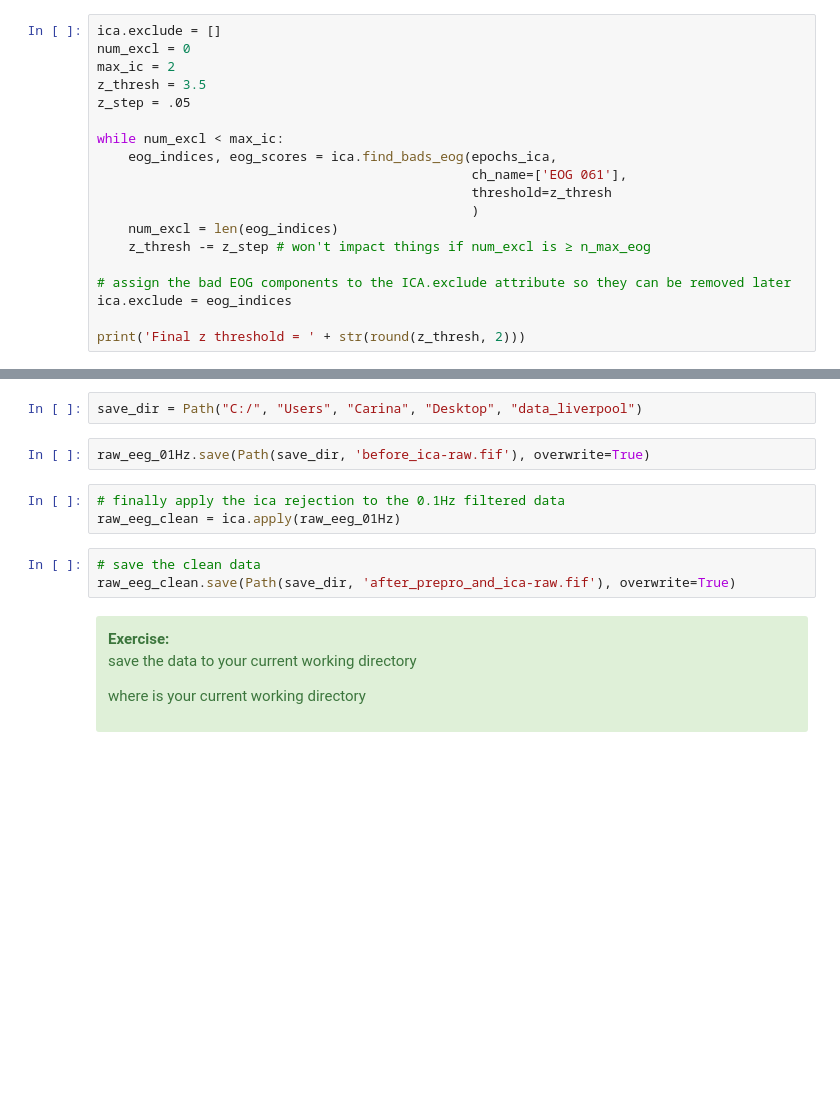
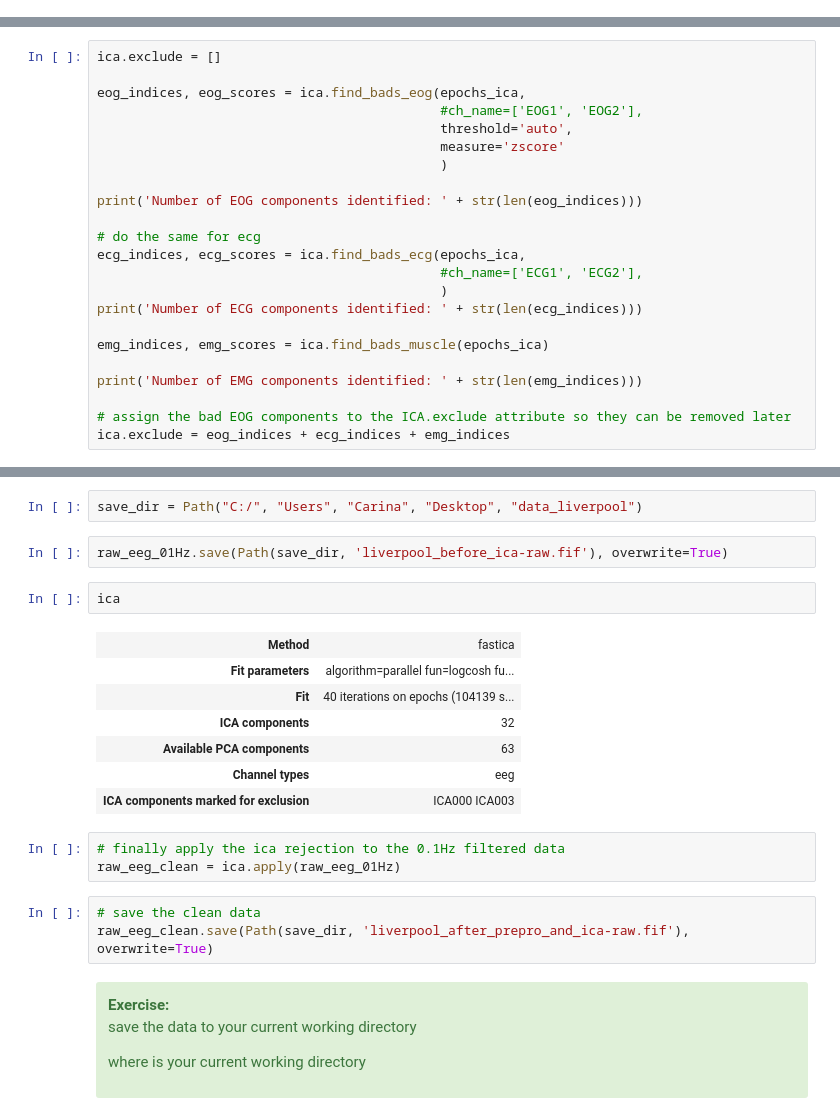
Before and after one commit to CarinaFo/MNE_workshop_liverpool_2024, a Jupyter notebook: notebooks/1_Preprocessing_EEG_analysis_with_mne.ipynb, the cells around one changed output, grey strips where cells are left out. Cells and saved outputs as stored; diff of their text form; blank space fills up the shorter version.

```diff
--- a/notebooks/1_Preprocessing_EEG_analysis_with_mne.ipynb
+++ b/notebooks/1_Preprocessing_EEG_analysis_with_mne.ipynb
@@ -384,19 +434,0 @@ A possible way: correlation with EOG channel to find blink related ICA component
-# %%
-ica.exclude = []
-num_excl = 0
-max_ic = 2
-z_thresh = 3.5
-z_step = .05
-
-while num_excl < max_ic:
-    eog_indices, eog_scores = ica.find_bads_eog(epochs_ica,
-                                                ch_name=['EOG 061'],
-                                                threshold=z_thresh
-                                                )
-    num_excl = len(eog_indices)
-    z_thresh -= z_step # won't impact things if num_excl is ≥ n_max_eog
-
-# assign the bad EOG components to the ICA.exclude attribute so they can be removed later
-ica.exclude = eog_indices
-
-print('Final z threshold = ' + str(round(z_thresh, 2)))
@@ -404,0 +435,23 @@ Final z threshold = 2.25
+# %%
+ica.exclude = []
+
+eog_indices, eog_scores = ica.find_bads_eog(epochs_ica,
+                                            #ch_name=['EOG1', 'EOG2'],
+                                            threshold='auto',
+                                            measure='zscore'
+                                            )
+
+print('Number of EOG components identified: ' + str(len(eog_indices)))
+
+# do the same for ecg
+ecg_indices, ecg_scores = ica.find_bads_ecg(epochs_ica,
+                                            #ch_name=['ECG1', 'ECG2'],
+                                            )
+print('Number of ECG components identified: ' + str(len(ecg_indices)))
+
+emg_indices, emg_scores = ica.find_bads_muscle(epochs_ica)
+
+print('Number of EMG components identified: ' + str(len(emg_indices)))
+
+# assign the bad EOG components to the ICA.exclude attribute so they can be removed later
+ica.exclude = eog_indices + ecg_indices + emg_indices
@@ -411,13 +479,23 @@ Nice! We got rid of blinks and high and low frequency noise! With your own data
 # %%
 save_dir = Path("C:/", "Users", "Carina", "Desktop", "data_liverpool")
 # %%
-raw_eeg_01Hz.save(Path(save_dir, 'before_ica-raw.fif'), overwrite=True)
+raw_eeg_01Hz.save(Path(save_dir, 'liverpool_before_ica-raw.fif'), overwrite=True)
+# %%
+ica
+# %% [output]
+| Method | fastica |
+| Fit parameters | algorithm=parallel fun=logcosh fu... |
+| Fit | 40 iterations on epochs (104139 s... |
+| ICA components | 32 |
+| Available PCA components | 63 |
+| Channel types | eeg |
+| ICA components marked for exclusion | ICA000 ICA003 |
 # %%
 # finally apply the ica rejection to the 0.1Hz filtered data
 raw_eeg_clean = ica.apply(raw_eeg_01Hz)
 # %%
 # save the clean data
-raw_eeg_clean.save(Path(save_dir, 'after_prepro_and_ica-raw.fif'), overwrite=True)
+raw_eeg_clean.save(Path(save_dir, 'liverpool_after_prepro_and_ica-raw.fif'), overwrite=True)
 # %% [markdown]
 <div class="alert alert-block alert-success">
 <b>Exercise:</b>
```
Also changed, not shown: parts of 28 cells of this notebook, 1 other file.
